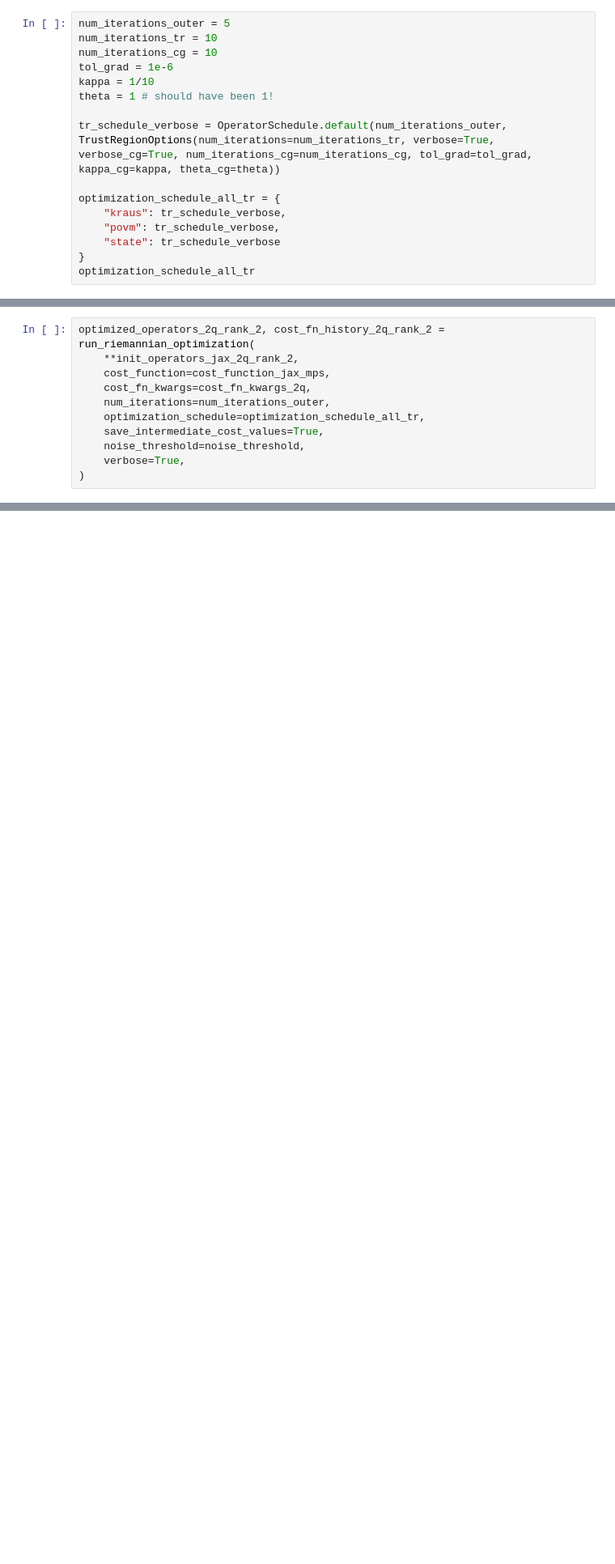
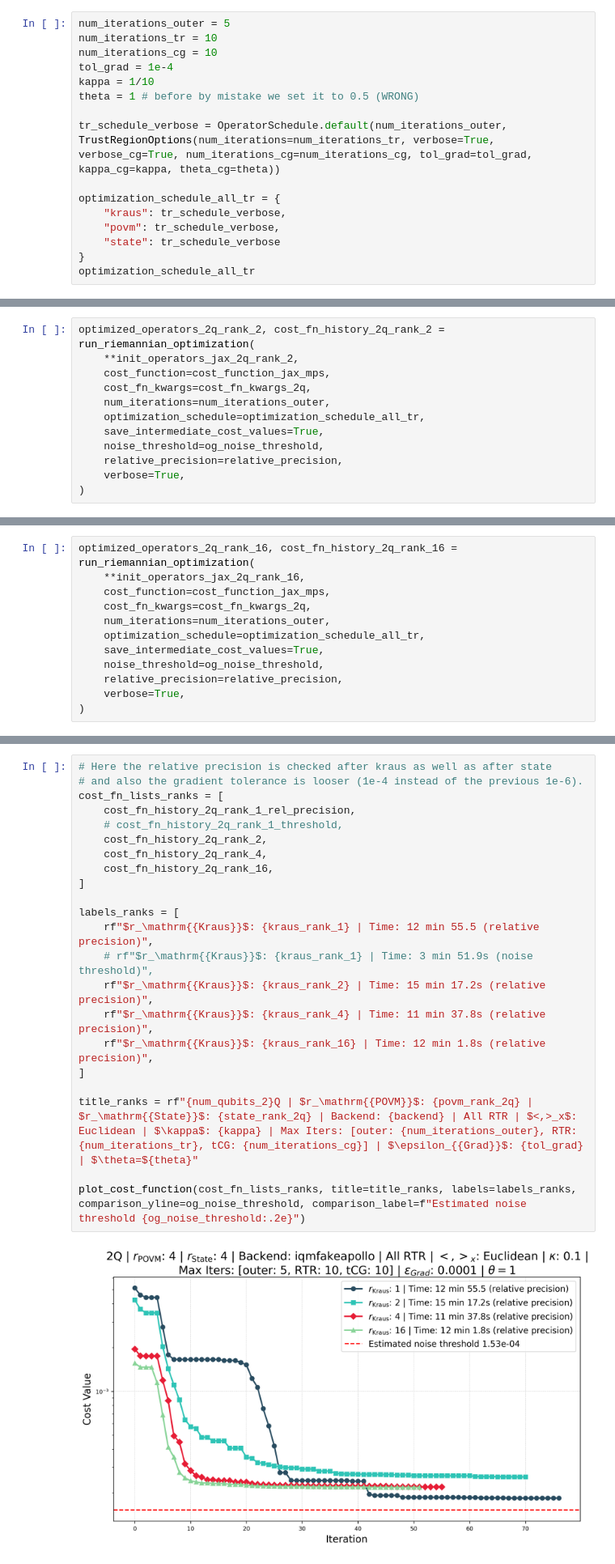
Before and after one commit to EmilianoG-byte/iqm-benchmarks, a Jupyter notebook: playground/aps_presentation/reconstruction_time_comparison.ipynb, the cells around one changed output, grey strips where cells are left out. Shown at 81% size. Cells and saved outputs as stored; diff of their text form; blank space fills up the shorter version.

Commit message:
APS presentation: make notebook and visualization function for reconstruction algorithm comparison
ran successfully 3Q rank 1

```diff
--- a/playground/aps_presentation/reconstruction_time_comparison.ipynb
+++ b/playground/aps_presentation/reconstruction_time_comparison.ipynb
@@ -223,9 +246,9 @@ Initial cost value (rank 16): 0.001585834105323851
 num_iterations_outer = 5
 num_iterations_tr = 10
 num_iterations_cg = 10
-tol_grad = 1e-6
+tol_grad = 1e-4
 kappa = 1/10
-theta = 1 # should have been 1!
+theta = 1 # before by mistake we set it to 0.5 (WRONG)
 
 tr_schedule_verbose = OperatorSchedule.default(num_iterations_outer, TrustRegionOptions(num_iterations=num_iterations_tr, verbose=True, verbose_cg=True, num_iterations_cg=num_iterations_cg, tol_grad=tol_grad, kappa_cg=kappa, theta_cg=theta))
 
@@ -358,7 +377,8 @@ optimized_operators_2q_rank_2, cost_fn_history_2q_rank_2 = run_riemannian_optimi
     num_iterations=num_iterations_outer,
     optimization_schedule=optimization_schedule_all_tr,
     save_intermediate_cost_values=True,
-    noise_threshold=noise_threshold,
+    noise_threshold=og_noise_threshold,
+    relative_precision=relative_precision,
     verbose=True,
 )
 # %% [output]
@@ -385,0 +432,12 @@ cost_fn_history_2q_rank_1_threshold[-1], noise_threshold
+# %%
+optimized_operators_2q_rank_16, cost_fn_history_2q_rank_16 = run_riemannian_optimization(
+    **init_operators_jax_2q_rank_16,
+    cost_function=cost_function_jax_mps,
+    cost_fn_kwargs=cost_fn_kwargs_2q,
+    num_iterations=num_iterations_outer,
+    optimization_schedule=optimization_schedule_all_tr,
+    save_intermediate_cost_values=True,
+    noise_threshold=og_noise_threshold,
+    relative_precision=relative_precision,
+    verbose=True,
+)
@@ -418,0 +647,24 @@ Optimization finished ✅.
+# %%
+# Here the relative precision is checked after kraus as well as after state
+# and also the gradient tolerance is looser (1e-4 instead of the previous 1e-6).
+cost_fn_lists_ranks = [
+    cost_fn_history_2q_rank_1_rel_precision,
+    # cost_fn_history_2q_rank_1_threshold,
+    cost_fn_history_2q_rank_2,
+    cost_fn_history_2q_rank_4,
+    cost_fn_history_2q_rank_16,
+]
+
+labels_ranks = [
+    rf"$r_\mathrm{{Kraus}}$: {kraus_rank_1} | Time: 12 min 55.5 (relative precision)",
+    # rf"$r_\mathrm{{Kraus}}$: {kraus_rank_1} | Time: 3 min 51.9s (noise threshold)",
+    rf"$r_\mathrm{{Kraus}}$: {kraus_rank_2} | Time: 15 min 17.2s (relative precision)",
+    rf"$r_\mathrm{{Kraus}}$: {kraus_rank_4} | Time: 11 min 37.8s (relative precision)",
+    rf"$r_\mathrm{{Kraus}}$: {kraus_rank_16} | Time: 12 min 1.8s (relative precision)",
+]
+
+title_ranks = rf"{num_qubits_2}Q | $r_\mathrm{{POVM}}$: {povm_rank_2q} | $r_\mathrm{{State}}$: {state_rank_2q} | Backend: {backend} | All RTR | $<,>_x$: Euclidean | $\kappa$: {kappa} | Max Iters: [outer: {num_iterations_outer}, RTR: {num_iterations_tr}, tCG: {num_iterations_cg}] | $\epsilon_{{Grad}}$: {tol_grad} | $\theta=${theta}"
+
+plot_cost_function(cost_fn_lists_ranks, title=title_ranks, labels=labels_ranks, comparison_yline=og_noise_threshold, comparison_label=f"Estimated noise threshold {og_noise_threshold:.2e}")
+# %% [output]
+[figure, added]
```
Also changed, not shown: parts of 42 cells of this notebook, 5 other files.
